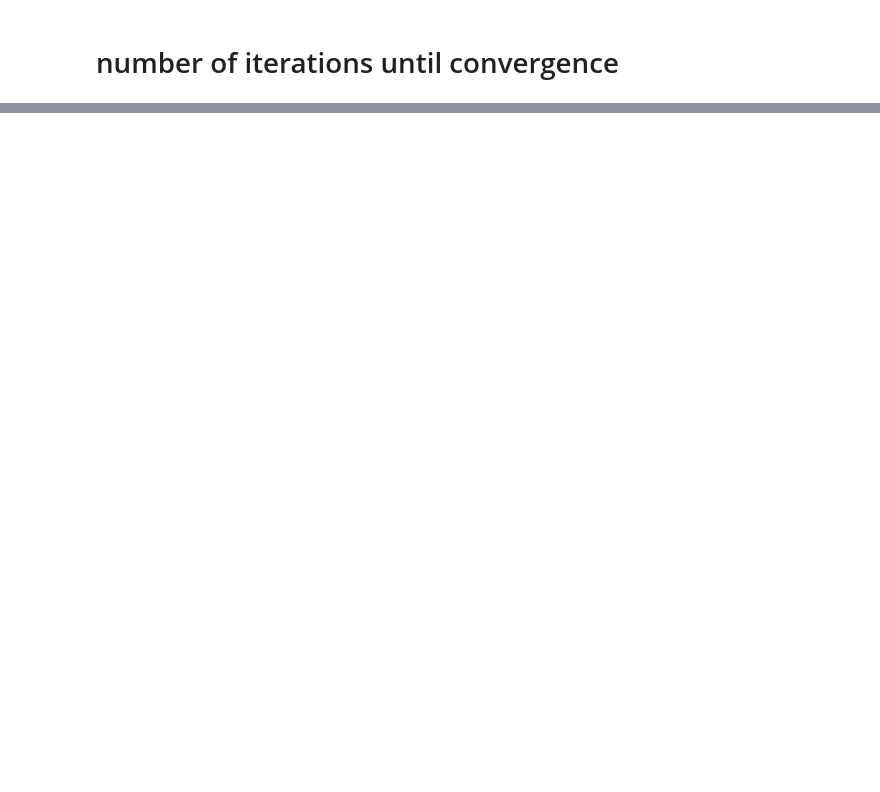
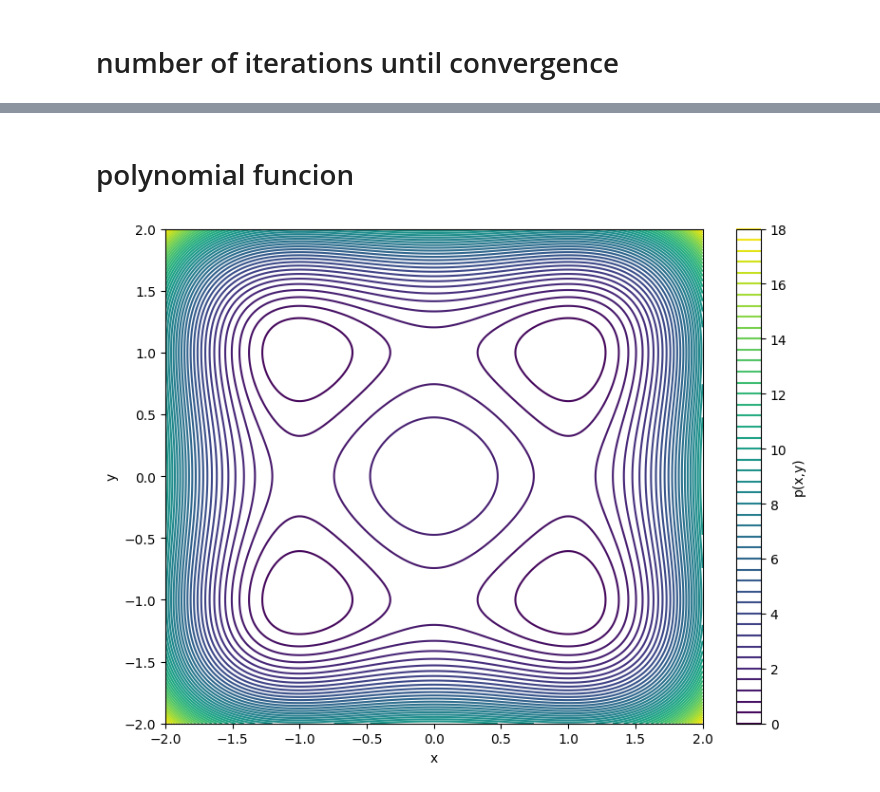
Before and after one commit to vallereichi/DeepDiveMSSM, a Jupyter notebook: diver/plots.ipynb, the cells around one changed output, grey strips where cells are left out. Drawn from its saved outputs; the diff is of its cells as text; code cells hidden in the pictures; blank space fills up the shorter version.

```diff
--- a/diver/plots.ipynb
+++ b/diver/plots.ipynb
@@ -70,0 +75,23 @@ key_list = test_results.keys()
+# %% [markdown]
+# polynomial funcion
+# %%
+def polynomial(x:float, y:float) -> float:
+    return np.pow((x**2-1),2) + np.pow((y**2-1),2)
+# %%
+x = np.linspace(-2,2,1000)
+y = np.linspace(-2,2,1000)
+X,Y = np.meshgrid(x,y)
+Z = polynomial(X,Y)
+# %%
+fig = plt.figure(figsize=(8,6))
+ax = fig.add_subplot(111)
+
+contour = ax.contour(X,Y,Z, levels=50)
+
+ax.set_xlabel("x")
+ax.set_ylabel("y")
+
+fig.colorbar(contour, label="p(x,y)")
+fig.tight_layout()
+# %% [output]
+[figure, added]
```
Also changed, not shown: parts of 12 cells of this notebook.
